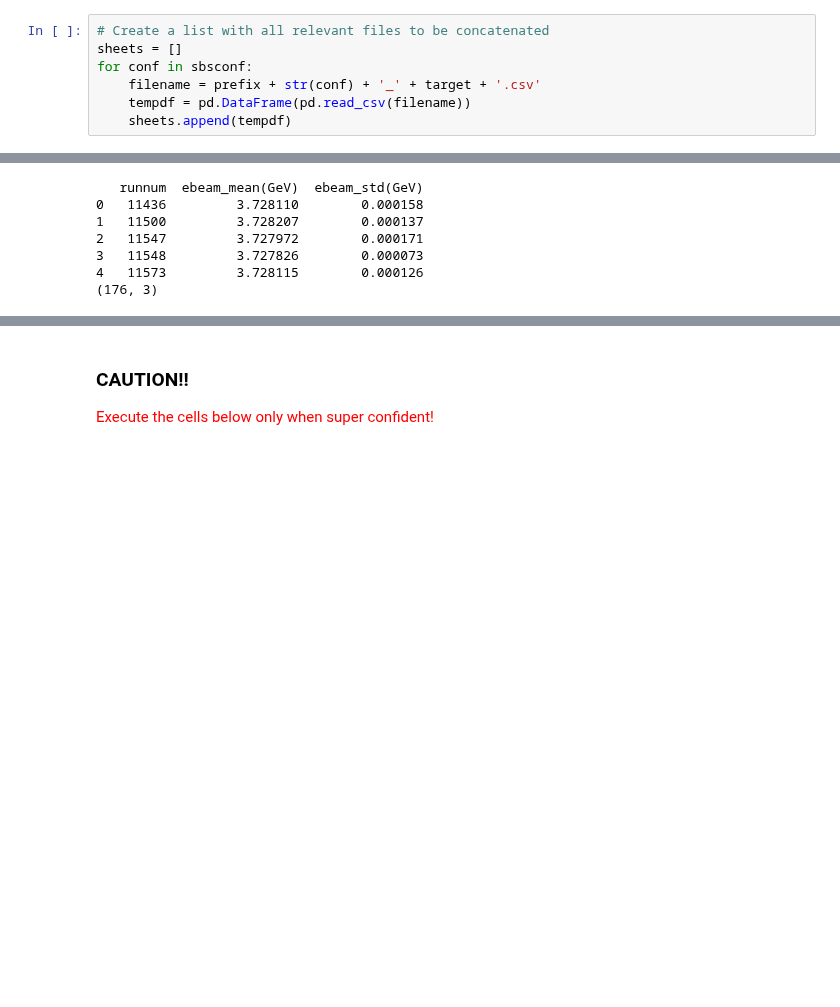
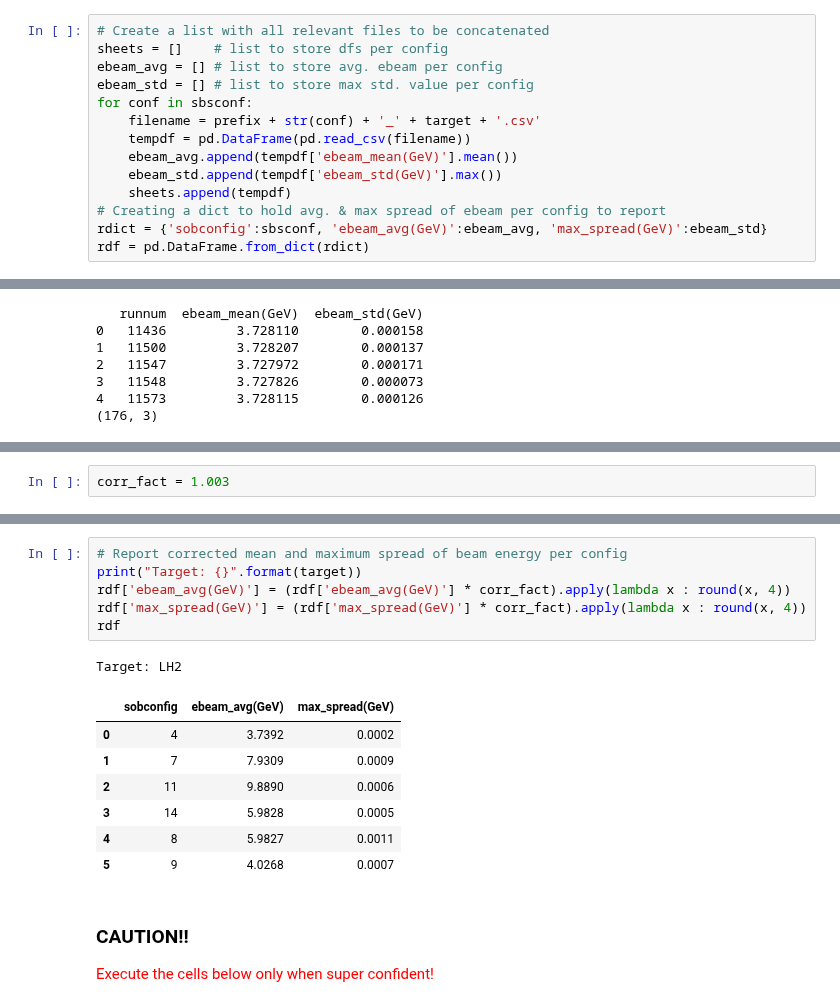
Before and after one commit to provakar1994/gmn_ana, a Jupyter notebook: DB/join_n_merge_rLists.ipynb, the cells around one changed output, grey strips where cells are left out. Cells and saved outputs as stored; diff of their text form; blank space fills up the shorter version.

Commit message:
Added df to store and report avg. and max spread of ebeam per config

```diff
--- a/DB/join_n_merge_rLists.ipynb
+++ b/DB/join_n_merge_rLists.ipynb
@@ -12,11 +14,18 @@ replay_pass = 1
 prefix = '{}/avg_ebeam_prun_sbs'.format(target)
 # %%
 # Create a list with all relevant files to be concatenated
-sheets = []
+sheets = []    # list to store dfs per config
+ebeam_avg = [] # list to store avg. ebeam per config
+ebeam_std = [] # list to store max std. value per config
 for conf in sbsconf:
     filename = prefix + str(conf) + '_' + target + '.csv'
     tempdf = pd.DataFrame(pd.read_csv(filename))
+    ebeam_avg.append(tempdf['ebeam_mean(GeV)'].mean())
+    ebeam_std.append(tempdf['ebeam_std(GeV)'].max())
     sheets.append(tempdf)
+# Creating a dict to hold avg. & max spread of ebeam per config to report
+rdict = {'sobconfig':sbsconf, 'ebeam_avg(GeV)':ebeam_avg, 'max_spread(GeV)':ebeam_std}
+rdf = pd.DataFrame.from_dict(rdict)
 # %%
 # concatenate tables from all different sbs configs
 concatdf = pd.concat(sheets)
@@ -37,2 +48,4 @@ Doug measured hall A beam energy (4th pass) in 2016 and found that there is a di
+# %%
+corr_fact = 1.003
 # %%
 # Multiply the energy_mean(GeV) and ebeam_std(GeV) columns with a factor of 1.003 to mitigate the discripancy between measured and observed values
@@ -46,6 +59,21 @@ concatdf.head()
 | 2 | 11547 | 3.739156 | 0.000172 |
 | 3 | 11548 | 3.739010 | 0.000074 |
 | 4 | 11573 | 3.739300 | 0.000127 |
+# %%
+# Report corrected mean and maximum spread of beam energy per config
+print("Target: {}".format(target))
+rdf['ebeam_avg(GeV)'] = (rdf['ebeam_avg(GeV)'] * corr_fact).apply(lambda x : round(x, 4))
+rdf['max_spread(GeV)'] = (rdf['max_spread(GeV)'] * corr_fact).apply(lambda x : round(x, 4))
+rdf
+# %% [output]
+Target: LH2
+|  | sobconfig | ebeam_avg(GeV) | max_spread(GeV) |
+| 0 | 4 | 3.7392 | 0.0002 |
+| 1 | 7 | 7.9309 | 0.0009 |
+| 2 | 11 | 9.8890 | 0.0006 |
+| 3 | 14 | 5.9828 | 0.0005 |
+| 4 | 8 | 5.9827 | 0.0011 |
+| 5 | 9 | 4.0268 | 0.0007 |
 # %% [markdown]
 ### CAUTION!!
 <span style="color:red">Execute the cells below only when super confident!</span>
```
Also changed, not shown: parts of 4 cells of this notebook.
